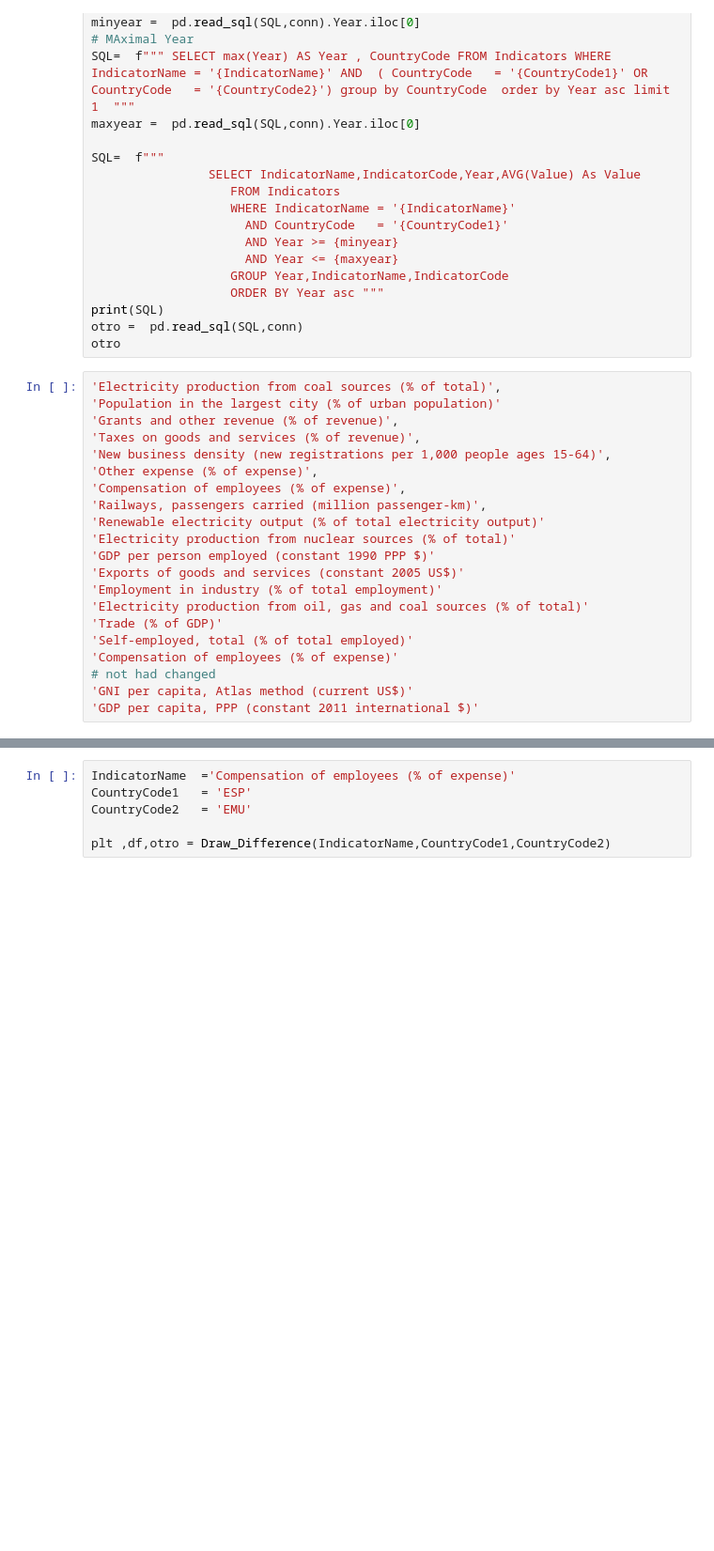
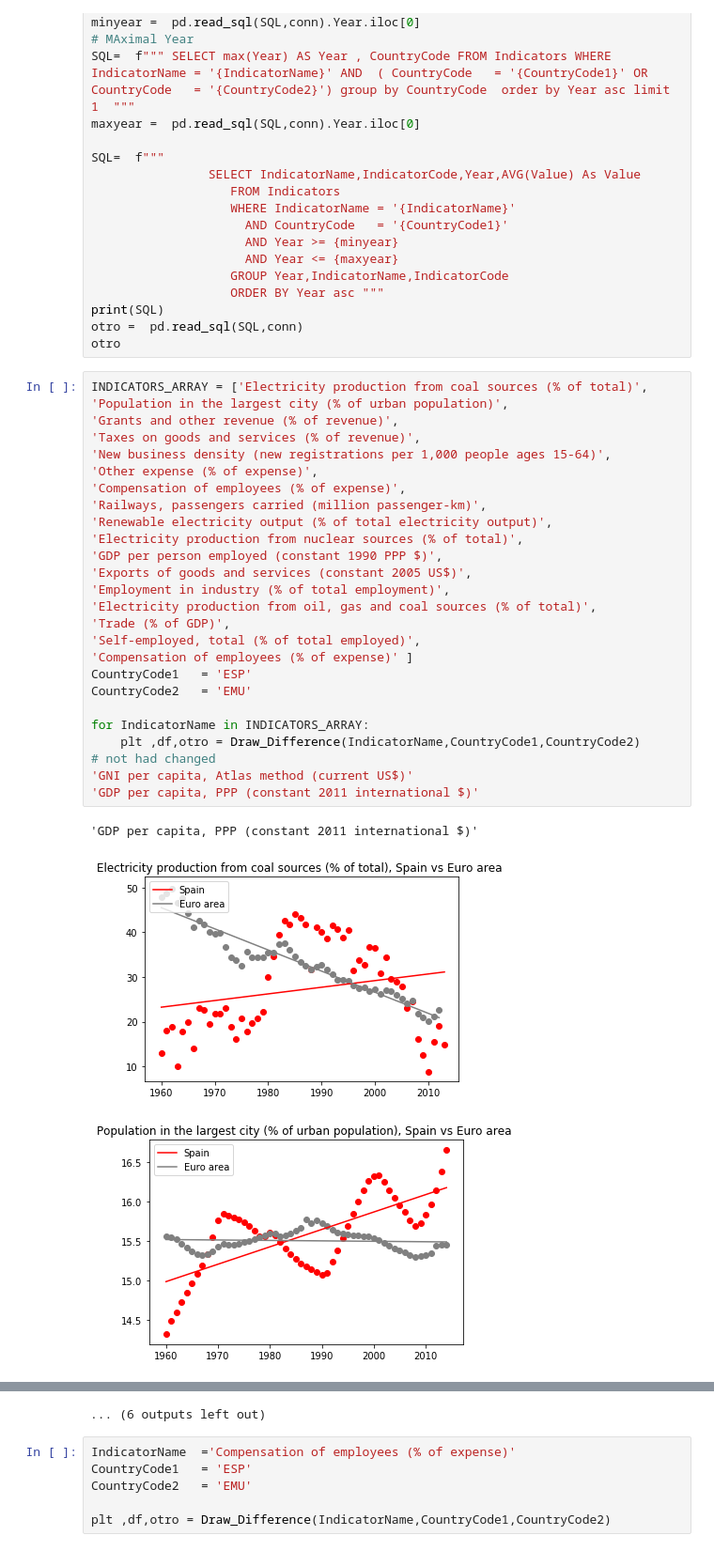
Before and after one commit to jaimevalero/world-development-indicators, a Jupyter notebook: jupyter/Indicator-comparator-for-countries.ipynb, the cells around one changed output, grey strips where cells are left out. Shown at 94% size. Saved outputs shown, nothing was run; the diff lists cells and outputs as text; blank space fills up the shorter version.

```diff
--- a/jupyter/Indicator-comparator-for-countries.ipynb
+++ b/jupyter/Indicator-comparator-for-countries.ipynb
@@ -508,23 +508,32 @@ print(SQL)
 otro =  pd.read_sql(SQL,conn)
 otro
 # %%
-'Electricity production from coal sources (% of total)',
-'Population in the largest city (% of urban population)'
+INDICATORS_ARRAY = ['Electricity production from coal sources (% of total)',
+'Population in the largest city (% of urban population)',
 'Grants and other revenue (% of revenue)',
 'Taxes on goods and services (% of revenue)',
 'New business density (new registrations per 1,000 people ages 15-64)',
 'Other expense (% of expense)',
 'Compensation of employees (% of expense)',
 'Railways, passengers carried (million passenger-km)',
-'Renewable electricity output (% of total electricity output)'
-'Electricity production from nuclear sources (% of total)'
-'GDP per person employed (constant 1990 PPP $)'
-'Exports of goods and services (constant 2005 US$)'
-'Employment in industry (% of total employment)'
-'Electricity production from oil, gas and coal sources (% of total)'
-'Trade (% of GDP)'
-'Self-employed, total (% of total employed)'
-'Compensation of employees (% of expense)'
+'Renewable electricity output (% of total electricity output)',
+'Electricity production from nuclear sources (% of total)',
+'GDP per person employed (constant 1990 PPP $)',
+'Exports of goods and services (constant 2005 US$)',
+'Employment in industry (% of total employment)',
+'Electricity production from oil, gas and coal sources (% of total)',
+'Trade (% of GDP)',
+'Self-employed, total (% of total employed)',
+'Compensation of employees (% of expense)' ]
+CountryCode1   = 'ESP'
+CountryCode2   = 'EMU'
+
+for IndicatorName in INDICATORS_ARRAY:
+    plt ,df,otro = Draw_Difference(IndicatorName,CountryCode1,CountryCode2)
 # not had changed
 'GNI per capita, Atlas method (current US$)'
 'GDP per capita, PPP (constant 2011 international $)'
+# %% [output]
+'GDP per capita, PPP (constant 2011 international $)'
+[figure, added]
+[figure, added]
@@ -531,3 +549,4 @@ otro
+... (6 outputs left out)
 # %%
 IndicatorName  ='Compensation of employees (% of expense)'
 CountryCode1   = 'ESP'
```
Also changed, not shown: parts of 1 cell of this notebook, 6 other files.
